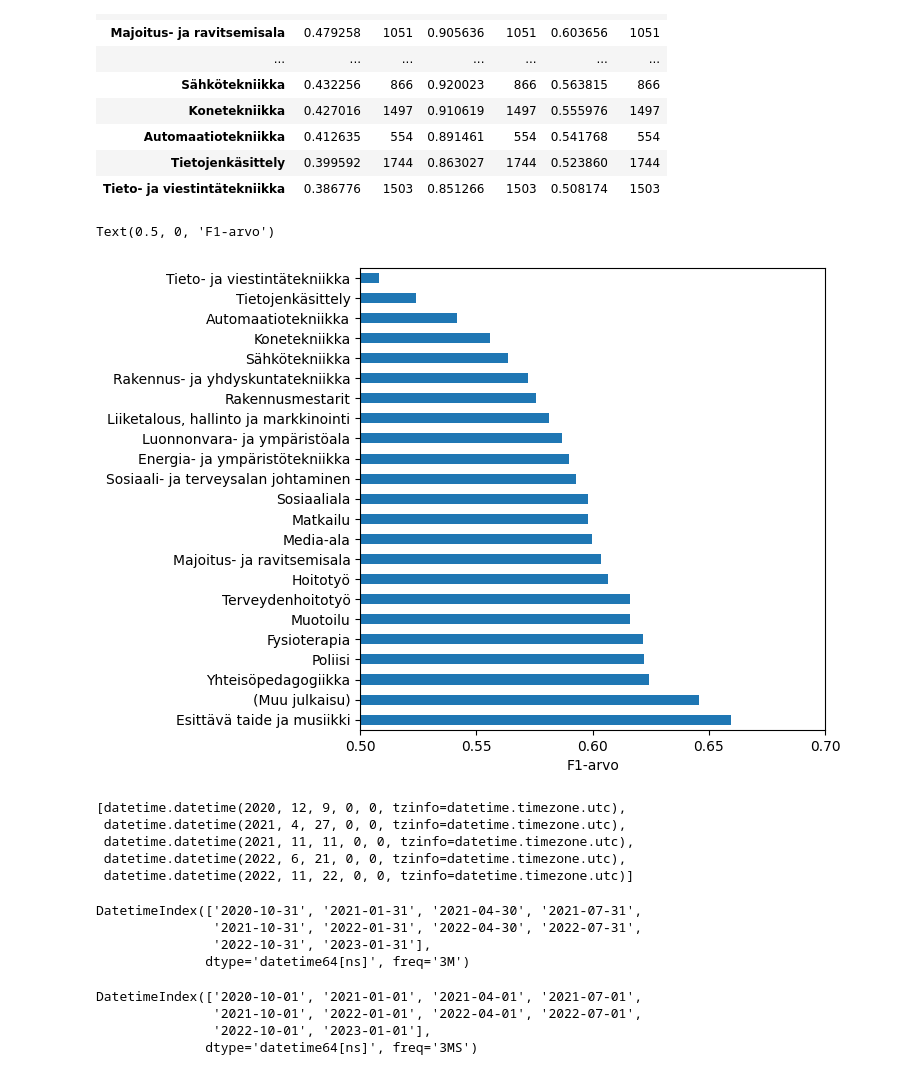
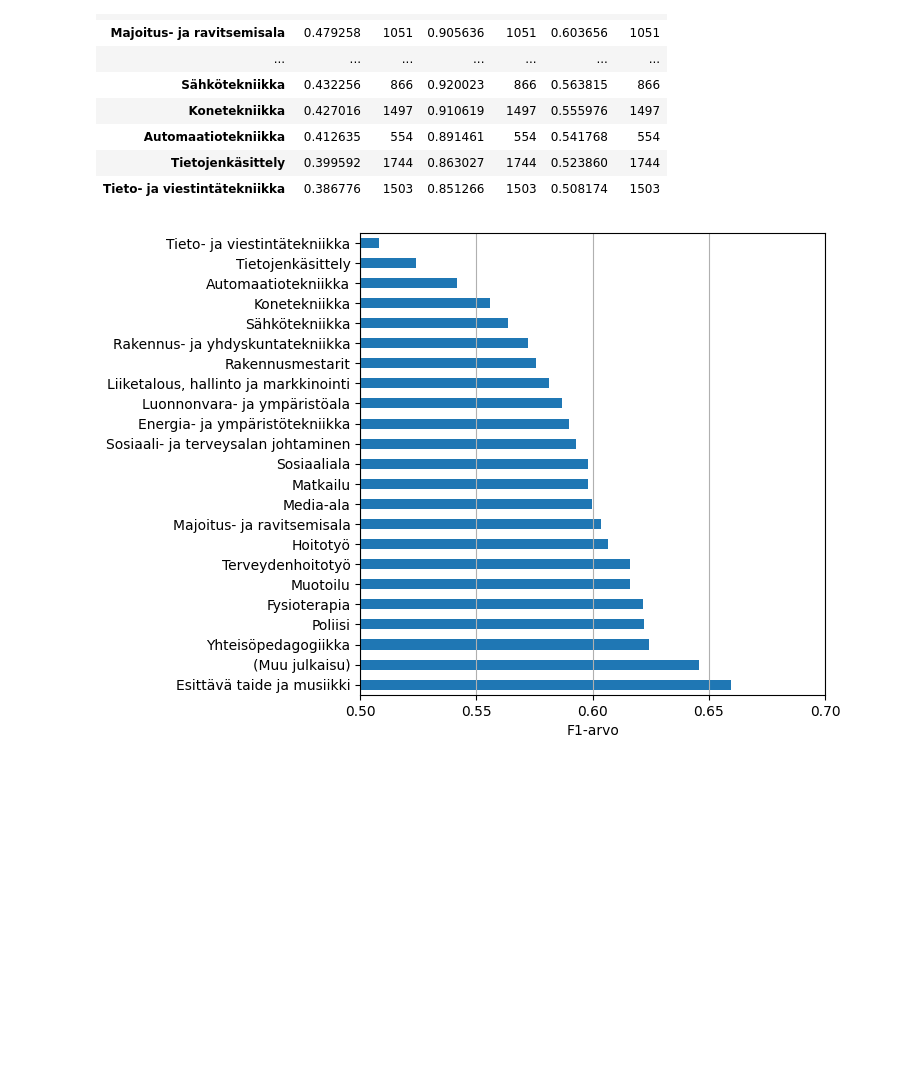
Before and after one commit to NatLibFi/FintoAI-data-YSO, a Jupyter notebook: repository-metrics-analysis/analyse-theseus-tietolinja.ipynb, the cells around one changed output. Cells and saved outputs as stored; diff of their text form; code cells hidden in the pictures; blank space fills up the shorter version.

```diff
--- a/repository-metrics-analysis/analyse-theseus-tietolinja.ipynb
+++ b/repository-metrics-analysis/analyse-theseus-tietolinja.ipynb
@@ -430,31 +430,9 @@ df_per_dp[df_per_dp.precision['count'] > 400]
 # %%
 df_per_dp[df_per_dp.precision['count'] > 500]['f1 score']['mean'].plot.barh(figsize=(6, 6))
 plt.ylabel(None)
 plt.xlim(0.5, 0.7)
 plt.xticks(pd.np.arange(0.5, 0.75, 0.05))
 plt.xlabel("F1-arvo")
+plt.grid(axis='x')
 # %% [output]
-Text(0.5, 0, 'F1-arvo')
-[figure, old version]
+[figure, new version]
-# %%
-annif_updates
-# %% [output]
-[datetime.datetime(2020, 12, 9, 0, 0, tzinfo=datetime.timezone.utc),
- datetime.datetime(2021, 4, 27, 0, 0, tzinfo=datetime.timezone.utc),
- datetime.datetime(2021, 11, 11, 0, 0, tzinfo=datetime.timezone.utc),
- datetime.datetime(2022, 6, 21, 0, 0, tzinfo=datetime.timezone.utc),
- datetime.datetime(2022, 11, 22, 0, 0, tzinfo=datetime.timezone.utc)]
-# %%
-pd.date_range("2020-10-01", "2023-03-31", freq="3M")
-# %% [output]
-DatetimeIndex(['2020-10-31', '2021-01-31', '2021-04-30', '2021-07-31',
-               '2021-10-31', '2022-01-31', '2022-04-30', '2022-07-31',
-               '2022-10-31', '2023-01-31'],
-              dtype='datetime64[ns]', freq='3M')
-# %%
-pd.date_range("2020-10-01", "2023-03-31", freq="3MS")
-# %% [output]
-DatetimeIndex(['2020-10-01', '2021-01-01', '2021-04-01', '2021-07-01',
-               '2021-10-01', '2022-01-01', '2022-04-01', '2022-07-01',
-               '2022-10-01', '2023-01-01'],
-              dtype='datetime64[ns]', freq='3MS')
```
Also changed, not shown: parts of 3 cells of this notebook.
